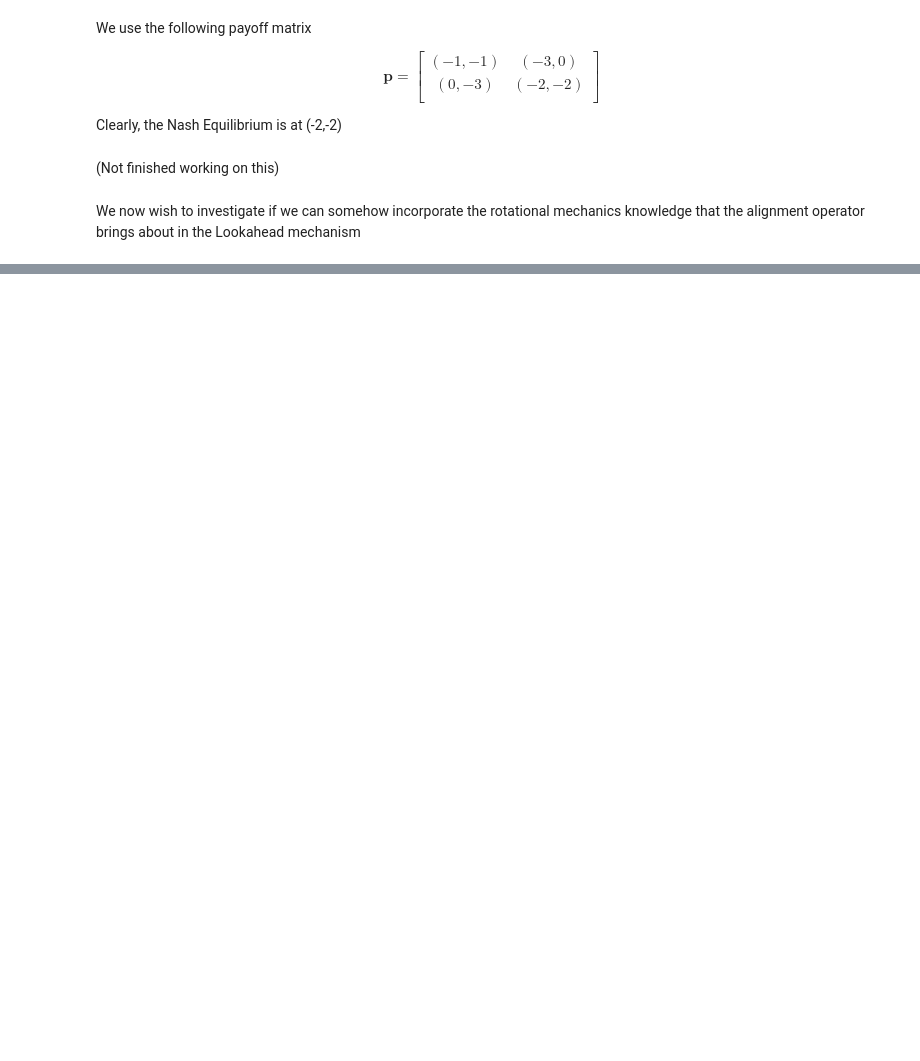
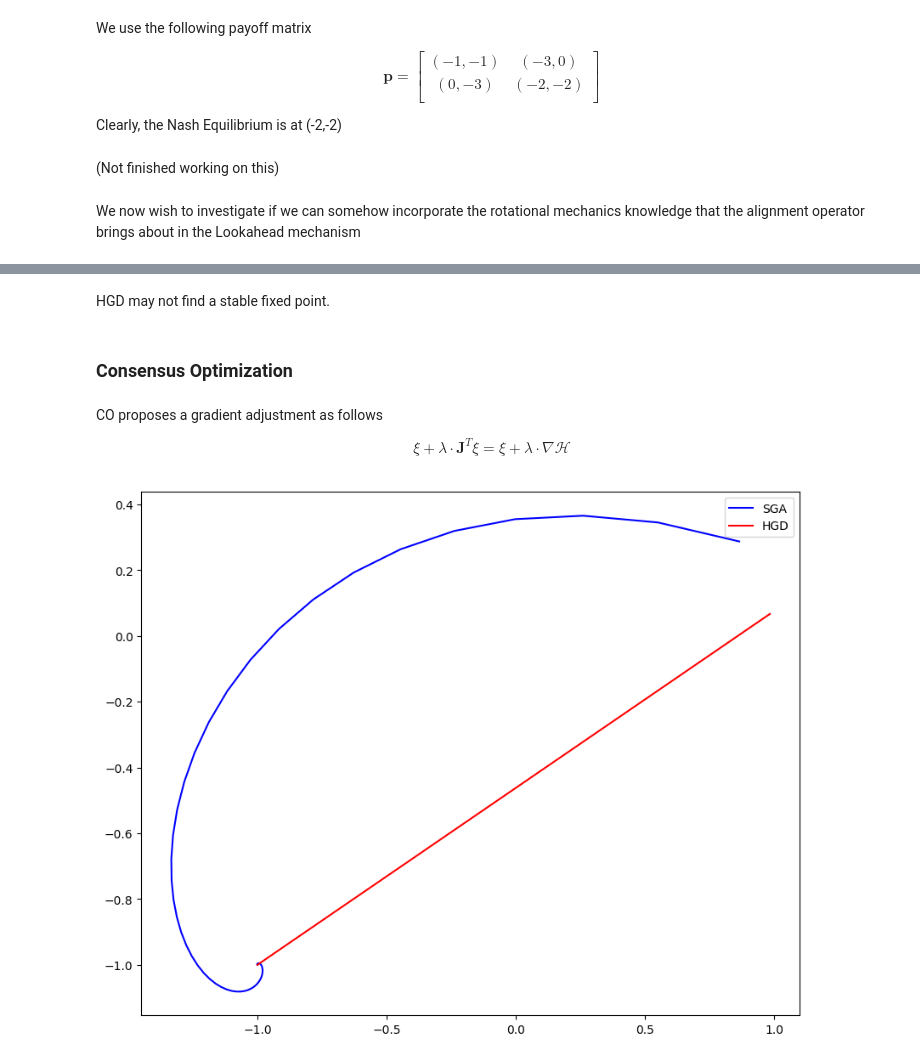
Before and after one commit to aniketSanyal/GamesInMLProject, a Jupyter notebook: Symplectic_Gradient_Adjustment_with_Lookahead.ipynb, the cells around one changed output, grey strips where cells are left out. Saved outputs shown, nothing was run; the diff lists cells and outputs as text; code cells hidden in the pictures; blank space fills up the shorter version.

```diff
--- a/Symplectic_Gradient_Adjustment_with_Lookahead.ipynb
+++ b/Symplectic_Gradient_Adjustment_with_Lookahead.ipynb
@@ -368,0 +414,42 @@ We now wish to investigate if we can somehow incorporate the rotational mechanic
+# %% [markdown]
+HGD may not find a stable fixed point.
+# %% [markdown]
+### Consensus Optimization
+# %% [markdown]
+CO proposes a gradient adjustment as follows
+
+$$
+\xi + \lambda \cdot \mathbf{J}^T \xi = \xi + \lambda \cdot \nabla \mathcal{H}
+$$
+# %%
+def objective_func(x,y, a, b):
+  return a*x + b*x*y +a*y
+
+def gradient_func(x,y,a,b):
+  x_grad = a+b*y
+  y_grad = -a-b*x
+  return x_grad, y_grad
+
+def simple_hamiltonian_game(a, b):
+  dims = [1,1]
+  def Ls(th):
+    x , y = th[0], th[1]
+    L_1 = a*x + b*x*y +a*y
+    L_2 = -L_1
+    return [L_1, L_2]
+  return dims, Ls
+# %%
+game_dims, game_Ls = simple_hamiltonian_game(1,1)
+th_initial = init_th(game_dims, 1)
+plt.figure(figsize=(10, 8))
+
+th_out_x_sga, th_out_y_sga, losses_out_sga, distances_sga = run_and_plot('sga', th_initial, game_Ls, 100,solution=(-1,-1))
+plt.plot(th_out_x_sga, th_out_y_sga,linestyle='-', color='b', label='SGA')
+
+th_out_x_ham, th_out_y_ham, losses_out_ham, distances_ham = run_and_plot('ham', th_initial, game_Ls, 100,solution=(-1,-1))
+plt.plot(th_out_x_ham, th_out_y_ham,linestyle='-', color='r', label='HGD')
+
+plt.legend()
+plt.show()
+# %% [output]
+[figure, added]
```
Also changed, not shown: parts of 24 cells of this notebook.
